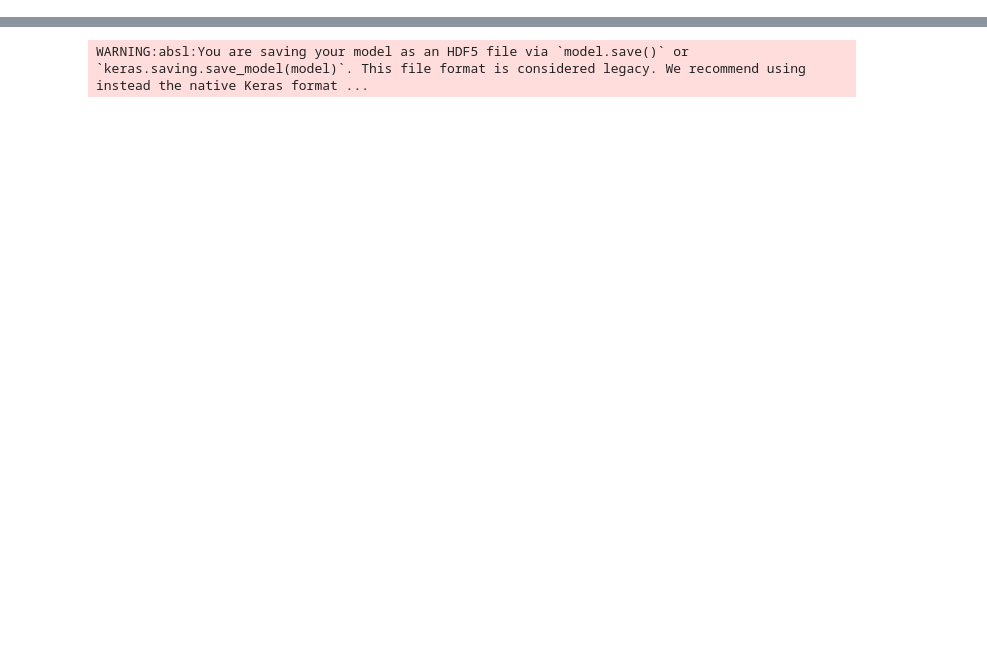
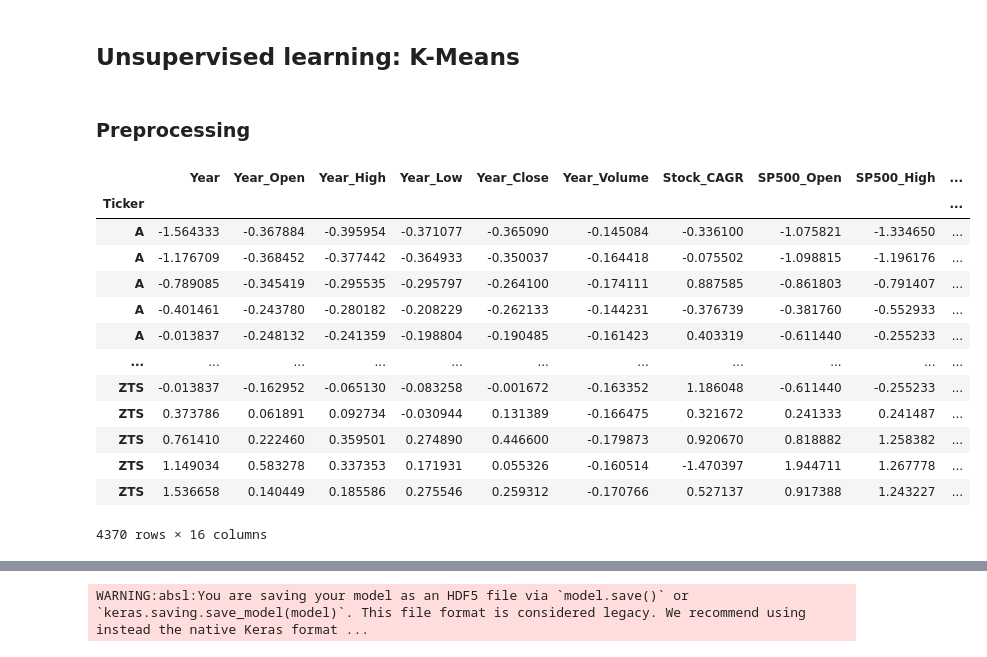
Before and after one commit to NicholasJWiid/StockSmart_ML, a Jupyter notebook: stock_model_starter.ipynb, the cells around one changed output, grey strips where cells are left out. Saved outputs shown, nothing was run; the diff lists cells and outputs as text; code cells hidden in the pictures; blank space fills up the shorter version.

```diff
--- a/stock_model_starter.ipynb
+++ b/stock_model_starter.ipynb
@@ -228,0 +5,17 @@ X = application_df.drop(columns=['IS_SUCCESSFUL', 'SPECIAL_CONSIDERATIONS_N'], a
+# %%
+# Import dependencies
+from sklearn.model_selection import train_test_split
+from sklearn.preprocessing import StandardScaler
+from sklearn.linear_model import LogisticRegression
+from sklearn.neighbors import KNeighborsClassifier
+from sklearn.metrics import confusion_matrix,classification_report
+from sklearn import ensemble
+from sklearn.cluster import KMeans
+import pandas as pd
+import tensorflow as tf
+import matplotlib.pyplot as plt
+import hvplot.pandas
+
+#  Import completed dataset
+sp500_complete_df = pd.read_csv("data/sp500_complete.csv")
+sp500_complete_df.head()
@@ -228,0 +87,46 @@ X = application_df.drop(columns=['IS_SUCCESSFUL', 'SPECIAL_CONSIDERATIONS_N'], a
+# %% [markdown]
+## Unsupervised learning: K-Means
+# %% [markdown]
+### Preprocessing
+# %%
+# Scale numeric values
+sp500_scaled = StandardScaler().fit_transform(
+    sp500_complete_df[['Year', 'Year_Open', 'Year_High', 'Year_Low', 'Year_Close',
+       'Year_Volume', 'Stock_CAGR', 'SP500_Open', 'SP500_High', 'SP500_Low',
+       'SP500_Close', 'SP500_CAGR', 'Outperformed?',
+       'Interest Rate (Federal Funds Effective Rate)', 'CPI',
+       'UnemploymentRate']]
+)
+# %%
+# Create a DataFrame with the scaled data
+sp500_scaled_df = pd.DataFrame(
+    sp500_scaled,
+    columns=['Year', 'Year_Open', 'Year_High', 'Year_Low', 'Year_Close',
+       'Year_Volume', 'Stock_CAGR', 'SP500_Open', 'SP500_High', 'SP500_Low',
+       'SP500_Close', 'SP500_CAGR', 'Outperformed?',
+       'Interest Rate (Federal Funds Effective Rate)', 'CPI',
+       'UnemploymentRate']
+)
+
+# Copy the tickers names from the original data
+sp500_scaled_df["Ticker"] = sp500_complete_df["Ticker"]
+# # Set the Ticker column as index
+sp500_scaled_df = sp500_scaled_df.set_index("Ticker")
+
+# # Display sample data
+sp500_scaled_df
+# %% [output]
+|  | Year | Year_Open | Year_High | Year_Low | Year_Close | Year_Volume | Stock_CAGR | SP500_Open | SP500_High | ... |
+| Ticker |  |  |  |  |  |  |  |  |  | ... |
+| A | -1.564333 | -0.367884 | -0.395954 | -0.371077 | -0.365090 | -0.145084 | -0.336100 | -1.075821 | -1.334650 | ... |
+| A | -1.176709 | -0.368452 | -0.377442 | -0.364933 | -0.350037 | -0.164418 | -0.075502 | -1.098815 | -1.196176 | ... |
+| A | -0.789085 | -0.345419 | -0.295535 | -0.295797 | -0.264100 | -0.174111 | 0.887585 | -0.861803 | -0.791407 | ... |
+| A | -0.401461 | -0.243780 | -0.280182 | -0.208229 | -0.262133 | -0.144231 | -0.376739 | -0.381760 | -0.552933 | ... |
+| A | -0.013837 | -0.248132 | -0.241359 | -0.198804 | -0.190485 | -0.161423 | 0.403319 | -0.611440 | -0.255233 | ... |
+| ... | ... | ... | ... | ... | ... | ... | ... | ... | ... | ... |
+| ZTS | -0.013837 | -0.162952 | -0.065130 | -0.083258 | -0.001672 | -0.163352 | 1.186048 | -0.611440 | -0.255233 | ... |
+| ZTS | 0.373786 | 0.061891 | 0.092734 | -0.030944 | 0.131389 | -0.166475 | 0.321672 | 0.241333 | 0.241487 | ... |
+| ZTS | 0.761410 | 0.222460 | 0.359501 | 0.274890 | 0.446600 | -0.179873 | 0.920670 | 0.818882 | 1.258382 | ... |
+| ZTS | 1.149034 | 0.583278 | 0.337353 | 0.171931 | 0.055326 | -0.160514 | -1.470397 | 1.944711 | 1.267778 | ... |
+| ZTS | 1.536658 | 0.140449 | 0.185586 | 0.275546 | 0.259312 | -0.170766 | 0.527137 | 0.917388 | 1.243227 | ... |
+4370 rows × 16 columns
```
Also changed, not shown: parts of 66 cells of this notebook.
